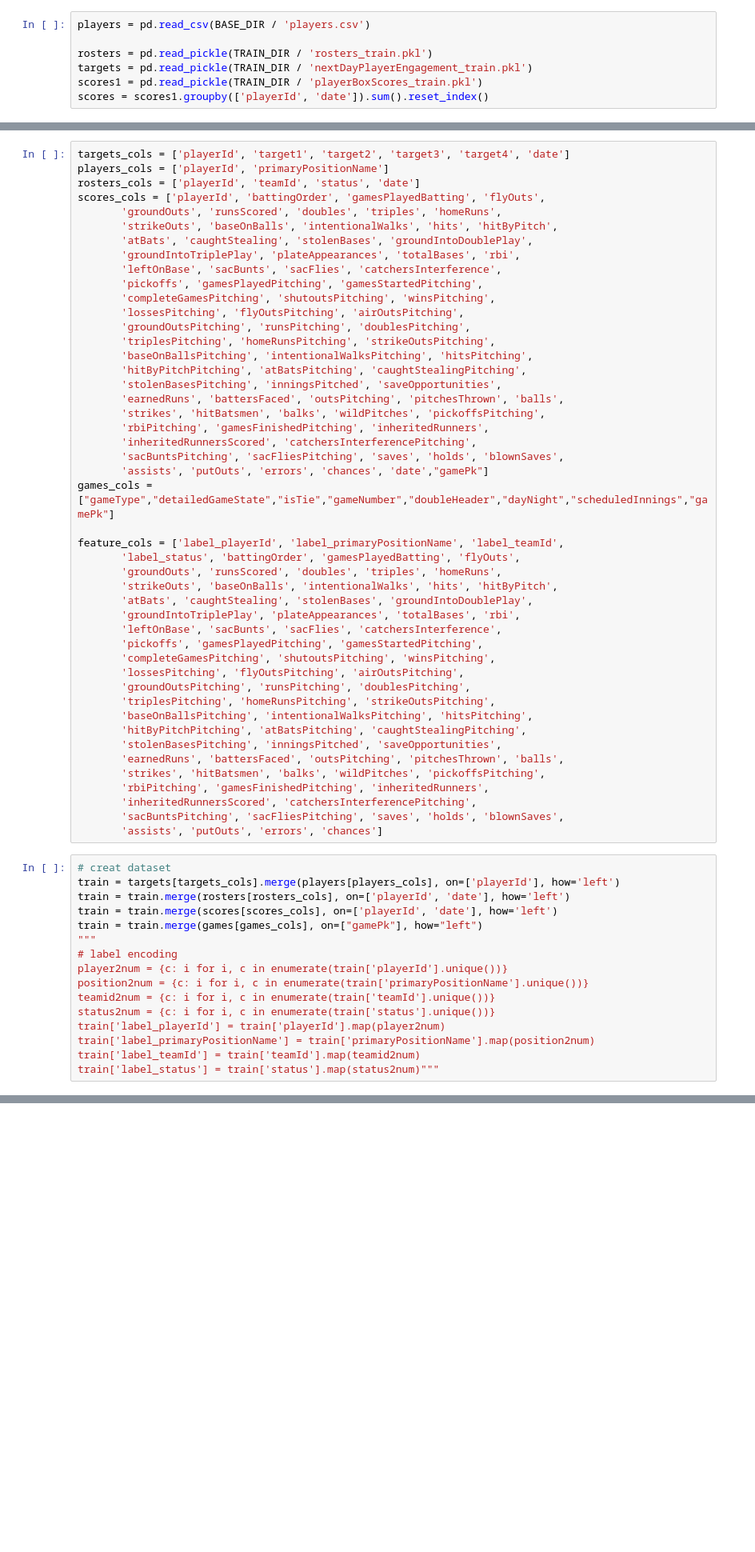
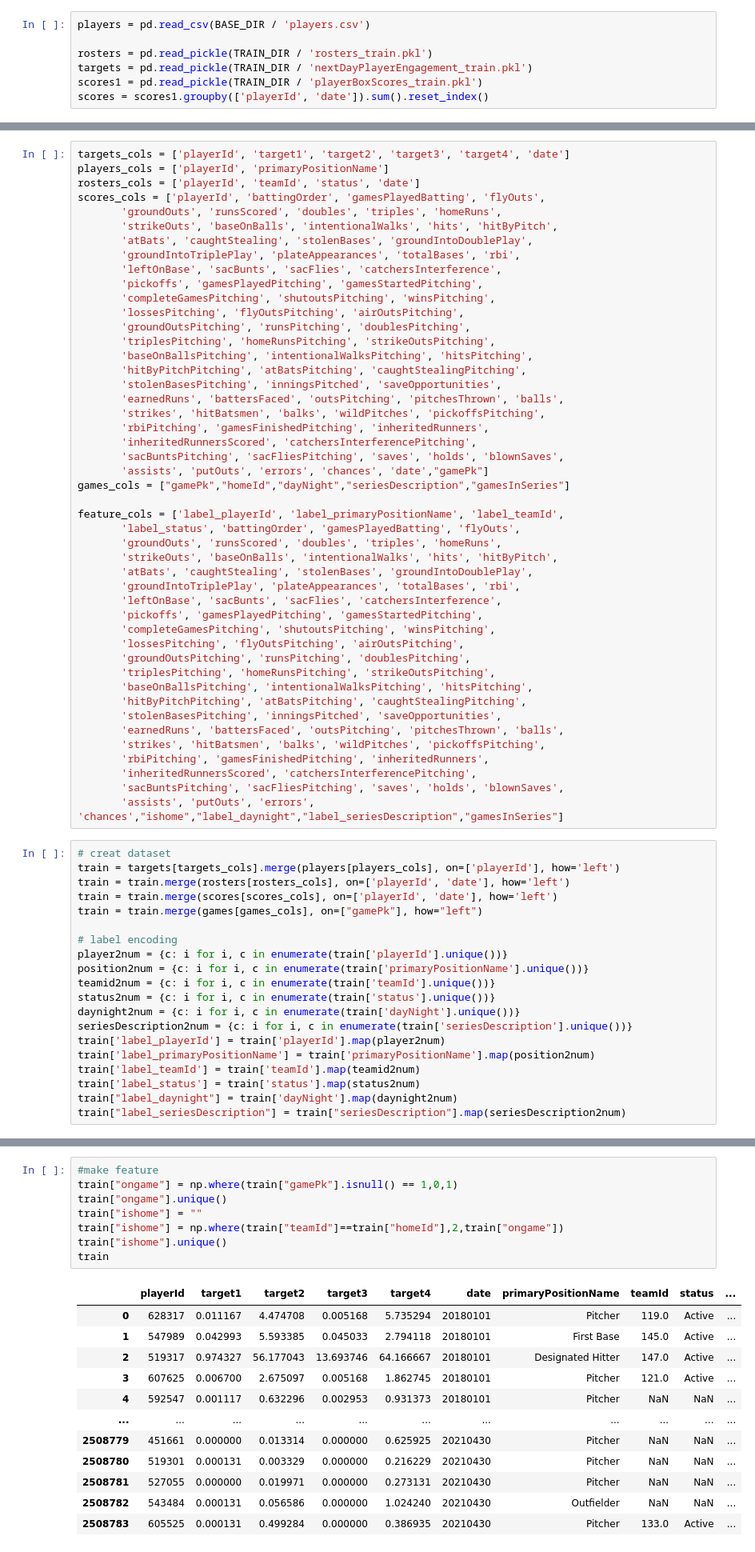
Before and after one commit to a-f-may/mlb, a Jupyter notebook: lgbm_train.ipynb, the cells around one changed output, grey strips where cells are left out. Shown: that part at 80% size. Cells and saved outputs as stored; diff of their text form; blank space fills up the shorter version.

```diff
--- a/lgbm_train.ipynb
+++ b/lgbm_train.ipynb
@@ -154,7 +166,7 @@ scores_cols = ['playerId', 'battingOrder', 'gamesPlayedBatting', 'flyOuts',
        'inheritedRunnersScored', 'catchersInterferencePitching',
        'sacBuntsPitching', 'sacFliesPitching', 'saves', 'holds', 'blownSaves',
        'assists', 'putOuts', 'errors', 'chances', 'date',"gamePk"]
-games_cols = ["gameType","detailedGameState","isTie","gameNumber","doubleHeader","dayNight","scheduledInnings","gamePk"]
+games_cols = ["gamePk","homeId","dayNight","seriesDescription","gamesInSeries"]
 
 feature_cols = ['label_playerId', 'label_primaryPositionName', 'label_teamId',
        'label_status', 'battingOrder', 'gamesPlayedBatting', 'flyOuts',
@@ -176,20 +188,24 @@ feature_cols = ['label_playerId', 'label_primaryPositionName', 'label_teamId',
        'rbiPitching', 'gamesFinishedPitching', 'inheritedRunners',
        'inheritedRunnersScored', 'catchersInterferencePitching',
        'sacBuntsPitching', 'sacFliesPitching', 'saves', 'holds', 'blownSaves',
-       'assists', 'putOuts', 'errors', 'chances']
+       'assists', 'putOuts', 'errors', 'chances',"ishome","label_daynight","label_seriesDescription","gamesInSeries"]
 # %%
 # creat dataset
 train = targets[targets_cols].merge(players[players_cols], on=['playerId'], how='left')
 train = train.merge(rosters[rosters_cols], on=['playerId', 'date'], how='left')
 train = train.merge(scores[scores_cols], on=['playerId', 'date'], how='left')
 train = train.merge(games[games_cols], on=["gamePk"], how="left")
-"""
+
 # label encoding
 player2num = {c: i for i, c in enumerate(train['playerId'].unique())}
 position2num = {c: i for i, c in enumerate(train['primaryPositionName'].unique())}
 teamid2num = {c: i for i, c in enumerate(train['teamId'].unique())}
 status2num = {c: i for i, c in enumerate(train['status'].unique())}
+daynight2num = {c: i for i, c in enumerate(train['dayNight'].unique())}
+seriesDescription2num = {c: i for i, c in enumerate(train['seriesDescription'].unique())}
 train['label_playerId'] = train['playerId'].map(player2num)
 train['label_primaryPositionName'] = train['primaryPositionName'].map(position2num)
 train['label_teamId'] = train['teamId'].map(teamid2num)
-train['label_status'] = train['status'].map(status2num)"""
+train['label_status'] = train['status'].map(status2num)
+train["label_daynight"] = train['dayNight'].map(daynight2num)
+train["label_seriesDescription"] = train["seriesDescription"].map(seriesDescription2num)
@@ -201,0 +227,21 @@ array([20180330])
+# %%
+#make feature
+train["ongame"] = np.where(train["gamePk"].isnull() == 1,0,1)
+train["ongame"].unique()
+train["ishome"] = ""
+train["ishome"] = np.where(train["teamId"]==train["homeId"],2,train["ongame"])
+train["ishome"].unique()
+train
+# %% [output]
+|  | playerId | target1 | target2 | target3 | target4 | date | primaryPositionName | teamId | status | ... |
+| 0 | 628317 | 0.011167 | 4.474708 | 0.005168 | 5.735294 | 20180101 | Pitcher | 119.0 | Active | ... |
+| 1 | 547989 | 0.042993 | 5.593385 | 0.045033 | 2.794118 | 20180101 | First Base | 145.0 | Active | ... |
+| 2 | 519317 | 0.974327 | 56.177043 | 13.693746 | 64.166667 | 20180101 | Designated Hitter | 147.0 | Active | ... |
+| 3 | 607625 | 0.006700 | 2.675097 | 0.005168 | 1.862745 | 20180101 | Pitcher | 121.0 | Active | ... |
+| 4 | 592547 | 0.001117 | 0.632296 | 0.002953 | 0.931373 | 20180101 | Pitcher | NaN | NaN | ... |
+| ... | ... | ... | ... | ... | ... | ... | ... | ... | ... | ... |
+| 2508779 | 451661 | 0.000000 | 0.013314 | 0.000000 | 0.625925 | 20210430 | Pitcher | NaN | NaN | ... |
+| 2508780 | 519301 | 0.000131 | 0.003329 | 0.000000 | 0.216229 | 20210430 | Pitcher | NaN | NaN | ... |
+| 2508781 | 527055 | 0.000000 | 0.019971 | 0.000000 | 0.273131 | 20210430 | Pitcher | NaN | NaN | ... |
+| 2508782 | 543484 | 0.000131 | 0.056586 | 0.000000 | 1.024240 | 20210430 | Outfielder | NaN | NaN | ... |
+| 2508783 | 605525 | 0.000131 | 0.499284 | 0.000000 | 0.386935 | 20210430 | Pitcher | 133.0 | Active | ... |
```
Also changed, not shown: parts of 15 cells of this notebook.
